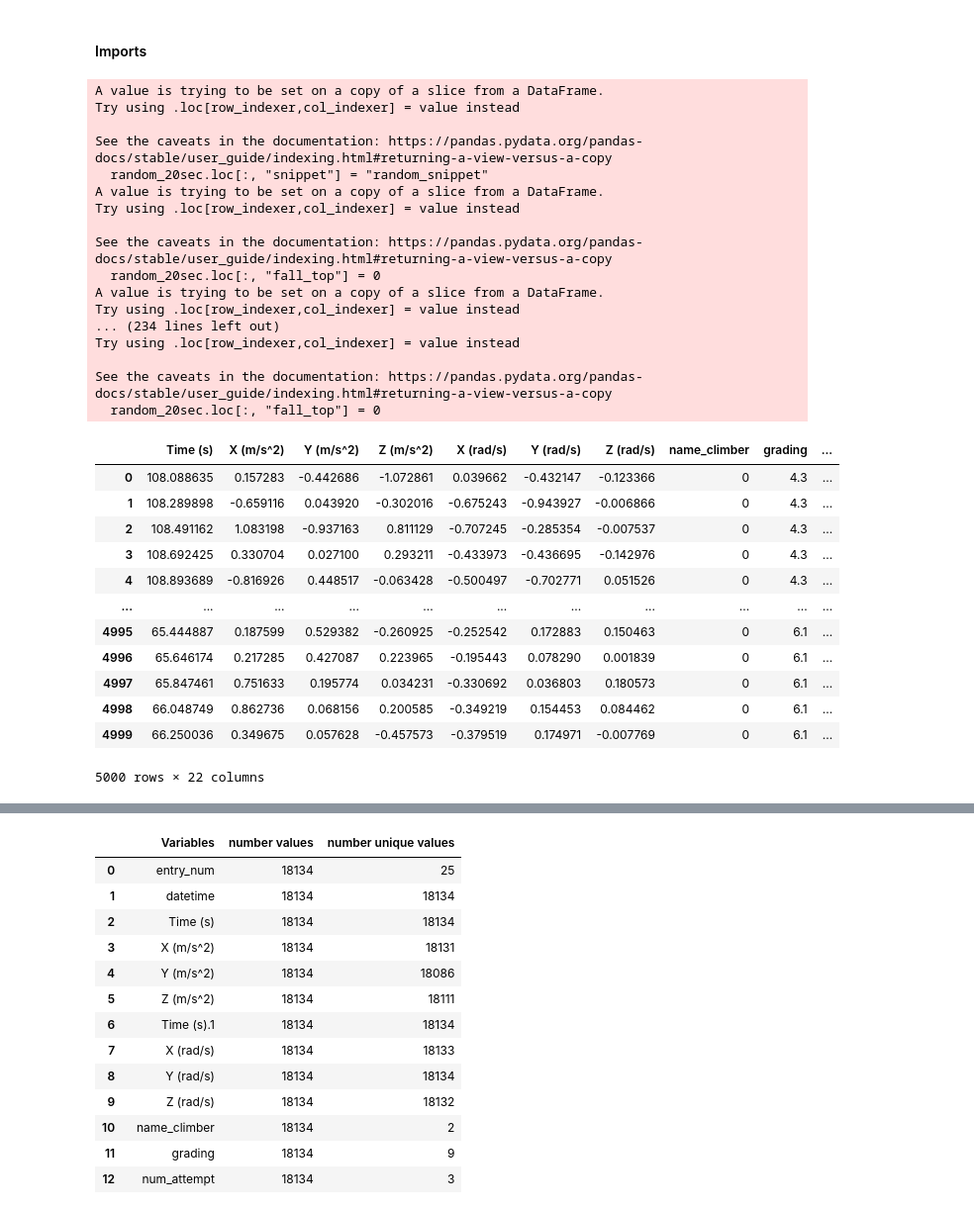
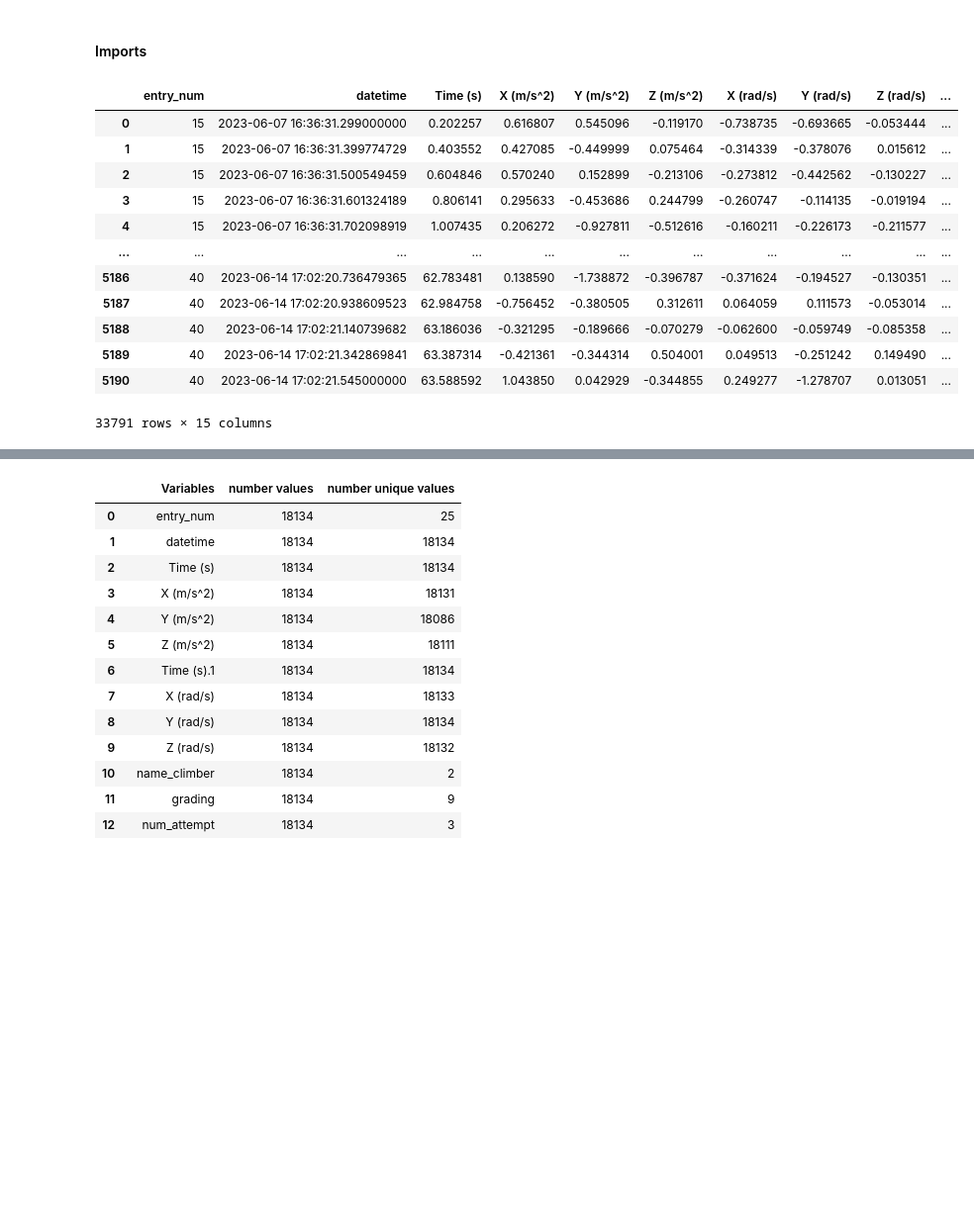
Before and after one commit to timmooren/ML4QS, a Jupyter notebook: ryo.ipynb, the cells around one changed output, grey strips where cells are left out. Shown at 99% size. Drawn from its saved outputs; the diff is of its cells as text; code cells hidden in the pictures; blank space fills up the shorter version.

Commit message:
small change to datetime function

```diff
--- a/ryo.ipynb
+++ b/ryo.ipynb
@@ -11,56 +11,47 @@ from prep import *
 # %%
 data_tim = pd.read_csv('/Users/ryonamba/Documents/VU/VU-master_year_1/ML_quantified_self/ML4QS/datasets/raw_data_tim_copy.csv')
 data_sien = pd.read_csv('/Users/ryonamba/Documents/VU/VU-master_year_1/ML_quantified_self/ML4QS/datasets/raw_data_sien_copy.csv')
+data_tim2 = pd.read_csv('/Users/ryonamba/Documents/VU/VU-master_year_1/ML_quantified_self/ML4QS/datasets/raw_data_tim_2_copy.csv')
+data_sien2 = pd.read_csv('/Users/ryonamba/Documents/VU/VU-master_year_1/ML_quantified_self/ML4QS/datasets/raw_data_sien_copy.csv')
+
+data_tim = data_tim.drop(columns = ['Unnamed: 0'])
+data_sien = data_sien.drop(columns = ['Unnamed: 0'])
 # %%
-data = cd.combine_start_dfs(data_sien, data_tim)
+data = cd.combine_start_dfs(data_sien, data_sien2, data_tim, data_tim2)
 # change name climber to numerical value
 data['name_climber'] = data['name_climber'].map({'sien':0,'tim':1})
 # drop weird column (SIEN's FAULT)
 data = data.drop(columns = ['Time (s).1'])
 # drop climber rating var
 data = cd.drop_climber_rating(data)
 # add datetime var
 data = cd.add_datetime(data)
+data
 # add heart-rate var
-# TODO
+
+
+
 # cut falls
-data = cd.cut_fall(data)
+# data = cd.cut_fall(data)
 
-data = fe.features(data)
-data.grading = data.grading.apply(fe.french_grade_to_num)
+# data = fe.features(data)
+# data.grading = data.grading.apply(fe.french_grade_to_num)
 
-data = create_snippets(data, 20, 5)
-data = change_climb_ID(data)
+# data = create_snippets(data, 20, 5)
+# data = change_climb_ID(data)
 
 data
 # %% [output]
+|  | entry_num | datetime | Time (s) | X (m/s^2) | Y (m/s^2) | Z (m/s^2) | X (rad/s) | Y (rad/s) | Z (rad/s) | ... |
+| 0 | 15 | 2023-06-07 16:36:31.299000000 | 0.202257 | 0.616807 | 0.545096 | -0.119170 | -0.738735 | -0.693665 | -0.053444 | ... |
+| 1 | 15 | 2023-06-07 16:36:31.399774729 | 0.403552 | 0.427085 | -0.449999 | 0.075464 | -0.314339 | -0.378076 | 0.015612 | ... |
+| 2 | 15 | 2023-06-07 16:36:31.500549459 | 0.604846 | 0.570240 | 0.152899 | -0.213106 | -0.273812 | -0.442562 | -0.130227 | ... |
+| 3 | 15 | 2023-06-07 16:36:31.601324189 | 0.806141 | 0.295633 | -0.453686 | 0.244799 | -0.260747 | -0.114135 | -0.019194 | ... |
+| 4 | 15 | 2023-06-07 16:36:31.702098919 | 1.007435 | 0.206272 | -0.927811 | -0.512616 | -0.160211 | -0.226173 | -0.211577 | ... |
+| ... | ... | ... | ... | ... | ... | ... | ... | ... | ... | ... |
+| 5186 | 40 | 2023-06-14 17:02:20.736479365 | 62.783481 | 0.138590 | -1.738872 | -0.396787 | -0.371624 | -0.194527 | -0.130351 | ... |
+| 5187 | 40 | 2023-06-14 17:02:20.938609523 | 62.984758 | -0.756452 | -0.380505 | 0.312611 | 0.064059 | 0.111573 | -0.053014 | ... |
+| 5188 | 40 | 2023-06-14 17:02:21.140739682 | 63.186036 | -0.321295 | -0.189666 | -0.070279 | -0.062600 | -0.059749 | -0.085358 | ... |
+| 5189 | 40 | 2023-06-14 17:02:21.342869841 | 63.387314 | -0.421361 | -0.344314 | 0.504001 | 0.049513 | -0.251242 | 0.149490 | ... |
+| 5190 | 40 | 2023-06-14 17:02:21.545000000 | 63.588592 | 1.043850 | 0.042929 | -0.344855 | 0.249277 | -1.278707 | 0.013051 | ... |
-A value is trying to be set on a copy of a slice from a DataFrame.
-Try using .loc[row_indexer,col_indexer] = value instead
-
-See the caveats in the documentation: https://pandas.pydata.org/pandas-docs/stable/user_guide/indexing.html#returning-a-view-versus-a-copy
-  random_20sec.loc[:, "snippet"] = "random_snippet"
-A value is trying to be set on a copy of a slice from a DataFrame.
-Try using .loc[row_indexer,col_indexer] = value instead
-
-See the caveats in the documentation: https://pandas.pydata.org/pandas-docs/stable/user_guide/indexing.html#returning-a-view-versus-a-copy
-  random_20sec.loc[:, "fall_top"] = 0
-A value is trying to be set on a copy of a slice from a DataFrame.
-Try using .loc[row_indexer,col_indexer] = value instead
-... (234 lines left out)
-Try using .loc[row_indexer,col_indexer] = value instead
-
-See the caveats in the documentation: https://pandas.pydata.org/pandas-docs/stable/user_guide/indexing.html#returning-a-view-versus-a-copy
-  random_20sec.loc[:, "fall_top"] = 0
+33791 rows × 15 columns
-|  | Time (s) | X (m/s^2) | Y (m/s^2) | Z (m/s^2) | X (rad/s) | Y (rad/s) | Z (rad/s) | name_climber | grading | ... |
-| 0 | 108.088635 | 0.157283 | -0.442686 | -1.072861 | 0.039662 | -0.432147 | -0.123366 | 0 | 4.3 | ... |
-| 1 | 108.289898 | -0.659116 | 0.043920 | -0.302016 | -0.675243 | -0.943927 | -0.006866 | 0 | 4.3 | ... |
-| 2 | 108.491162 | 1.083198 | -0.937163 | 0.811129 | -0.707245 | -0.285354 | -0.007537 | 0 | 4.3 | ... |
-| 3 | 108.692425 | 0.330704 | 0.027100 | 0.293211 | -0.433973 | -0.436695 | -0.142976 | 0 | 4.3 | ... |
-| 4 | 108.893689 | -0.816926 | 0.448517 | -0.063428 | -0.500497 | -0.702771 | 0.051526 | 0 | 4.3 | ... |
-| ... | ... | ... | ... | ... | ... | ... | ... | ... | ... | ... |
-| 4995 | 65.444887 | 0.187599 | 0.529382 | -0.260925 | -0.252542 | 0.172883 | 0.150463 | 0 | 6.1 | ... |
-| 4996 | 65.646174 | 0.217285 | 0.427087 | 0.223965 | -0.195443 | 0.078290 | 0.001839 | 0 | 6.1 | ... |
-| 4997 | 65.847461 | 0.751633 | 0.195774 | 0.034231 | -0.330692 | 0.036803 | 0.180573 | 0 | 6.1 | ... |
-| 4998 | 66.048749 | 0.862736 | 0.068156 | 0.200585 | -0.349219 | 0.154453 | 0.084462 | 0 | 6.1 | ... |
-| 4999 | 66.250036 | 0.349675 | 0.057628 | -0.457573 | -0.379519 | 0.174971 | -0.007769 | 0 | 6.1 | ... |
-5000 rows × 22 columns
```
Also changed, not shown: parts of 15 cells of this notebook, 1 other file.
